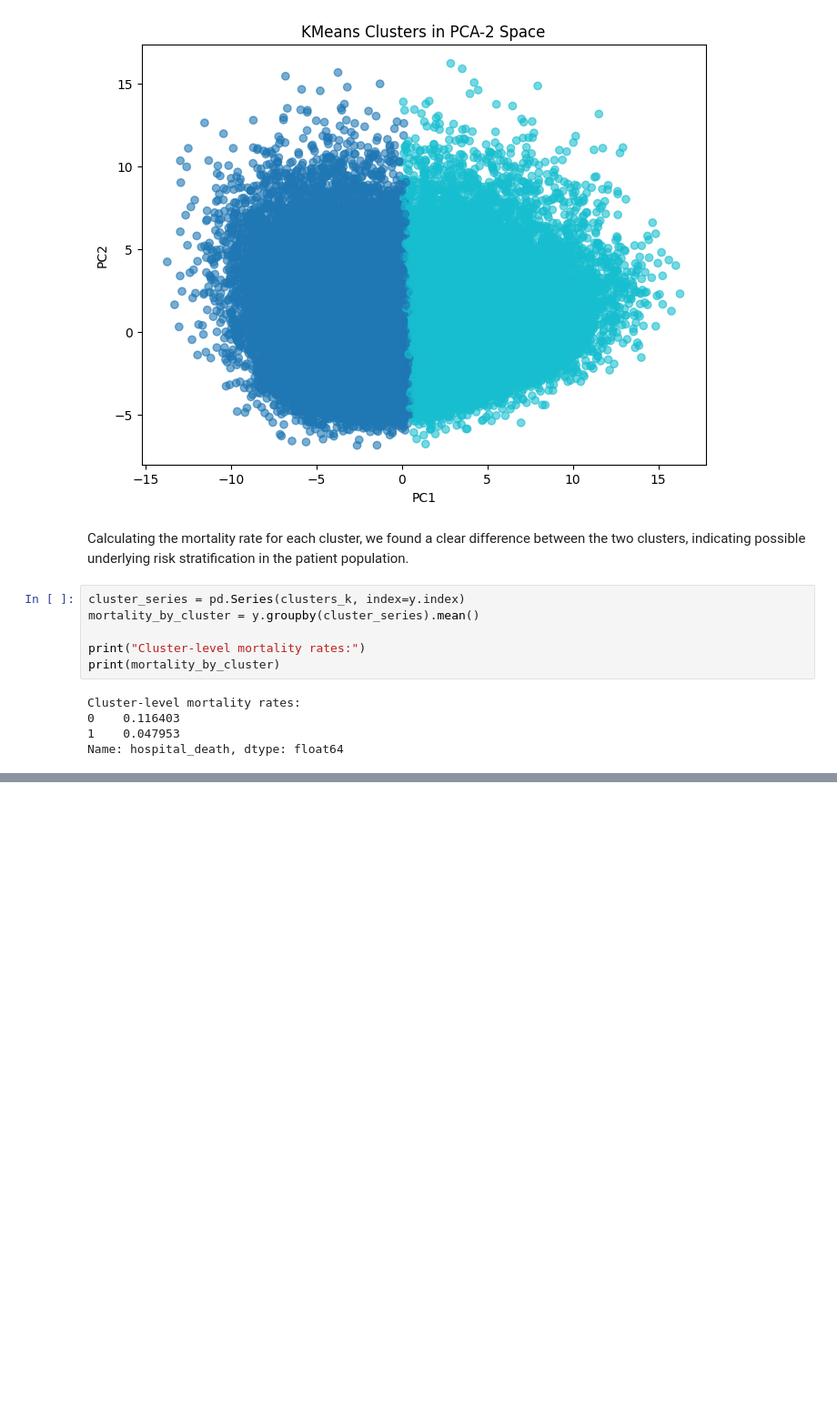
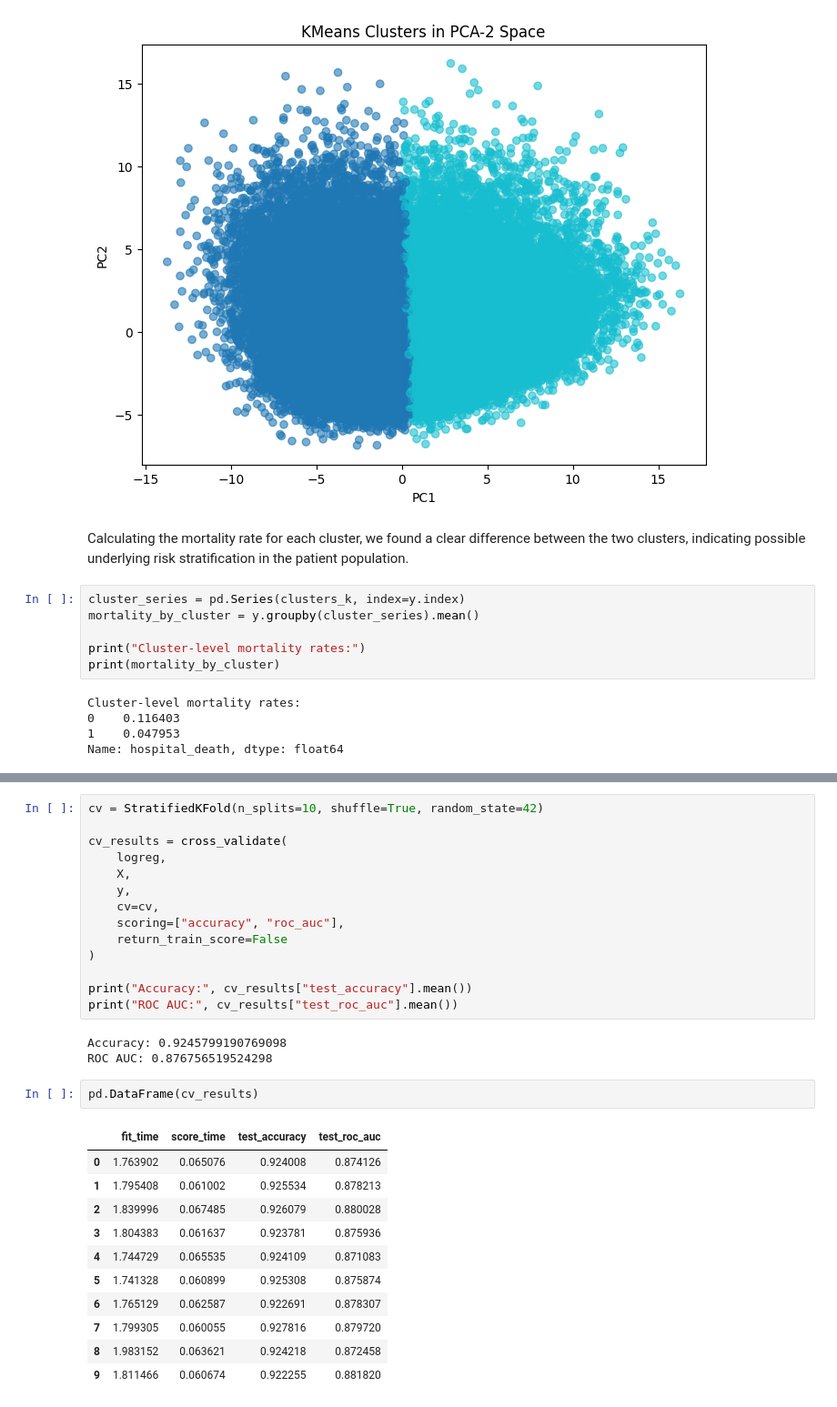
Before and after one commit to cindyrenxy/ac209a-project, a Jupyter notebook: AC209A Project MS3.ipynb, the cells around one changed output, grey strips where cells are left out. Shown at 91% size. Drawn from its saved outputs; the diff is of its cells as text; blank space fills up the shorter version.

```diff
--- a/AC209A Project MS3.ipynb
+++ b/AC209A Project MS3.ipynb
@@ -539,0 +555,31 @@ Name: hospital_death, dtype: float64
+# %%
+cv = StratifiedKFold(n_splits=10, shuffle=True, random_state=42)
+
+cv_results = cross_validate(
+    logreg,
+    X,
+    y,
+    cv=cv,
+    scoring=["accuracy", "roc_auc"],
+    return_train_score=False
+)
+
+print("Accuracy:", cv_results["test_accuracy"].mean())
+print("ROC AUC:", cv_results["test_roc_auc"].mean())
+# %% [output]
+Accuracy: 0.9245799190769098
+ROC AUC: 0.876756519524298
+# %%
+pd.DataFrame(cv_results)
+# %% [output]
+|  | fit_time | score_time | test_accuracy | test_roc_auc |
+| 0 | 1.763902 | 0.065076 | 0.924008 | 0.874126 |
+| 1 | 1.795408 | 0.061002 | 0.925534 | 0.878213 |
+| 2 | 1.839996 | 0.067485 | 0.926079 | 0.880028 |
+| 3 | 1.804383 | 0.061637 | 0.923781 | 0.875936 |
+| 4 | 1.744729 | 0.065535 | 0.924109 | 0.871083 |
+| 5 | 1.741328 | 0.060899 | 0.925308 | 0.875874 |
+| 6 | 1.765129 | 0.062587 | 0.922691 | 0.878307 |
+| 7 | 1.799305 | 0.060055 | 0.927816 | 0.879720 |
+| 8 | 1.983152 | 0.063621 | 0.924218 | 0.872458 |
+| 9 | 1.811466 | 0.060674 | 0.922255 | 0.881820 |
```
Also changed, not shown: parts of 11 cells of this notebook.
